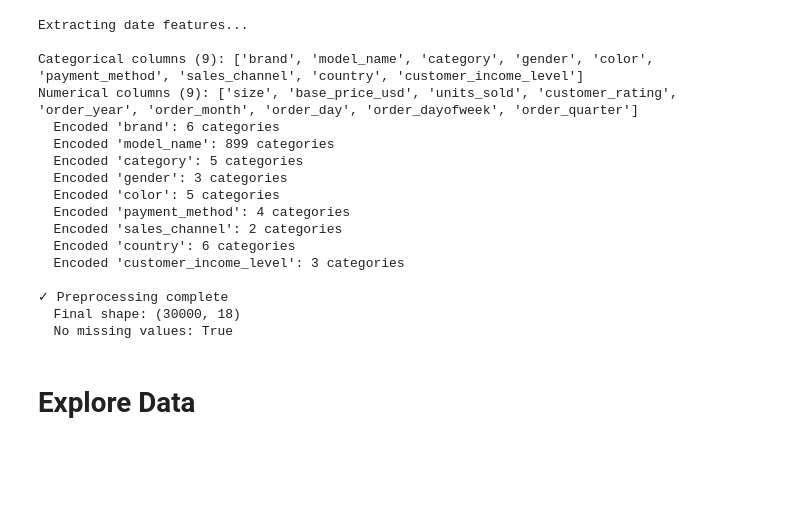
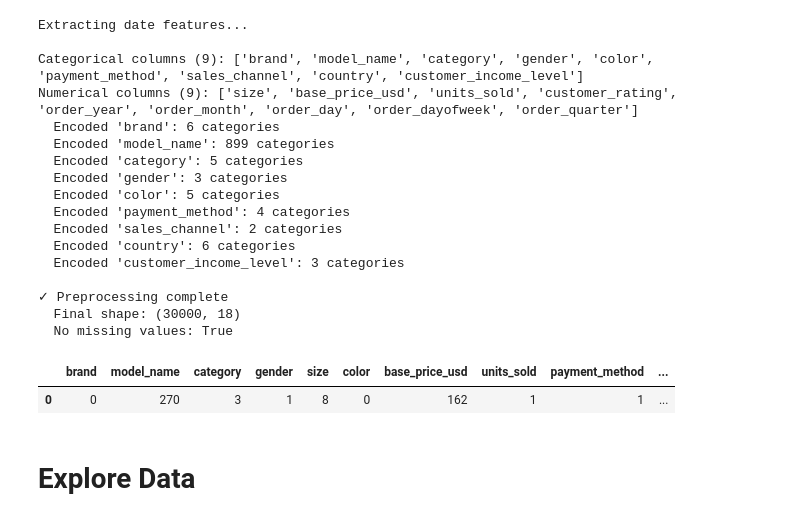
Before and after one commit to Fuady/sport_footware_price_prediction, a Jupyter notebook: notebook.ipynb, the cells around one changed output. Saved outputs shown, nothing was run; the diff lists cells and outputs as text; code cells hidden in the pictures; blank space fills up the shorter version.

```diff
--- a/notebook.ipynb
+++ b/notebook.ipynb
@@ -204,6 +204,11 @@ Numerical columns (9): ['size', 'base_price_usd', 'units_sold', 'customer_rating
 ✓ Preprocessing complete
   Final shape: (30000, 18)
   No missing values: True
+# %%
+X.head(1)
+# %% [output]
+|  | brand | model_name | category | gender | size | color | base_price_usd | units_sold | payment_method | ... |
+| 0 | 0 | 270 | 3 | 1 | 8 | 0 | 162 | 1 | 1 | ... |
 # %% [markdown]
 # Explore Data
 # %%
```
